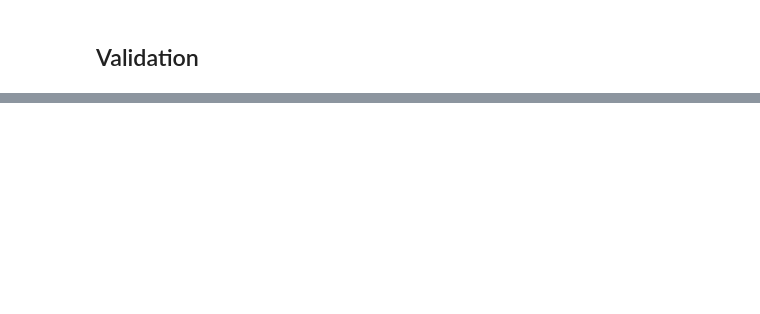
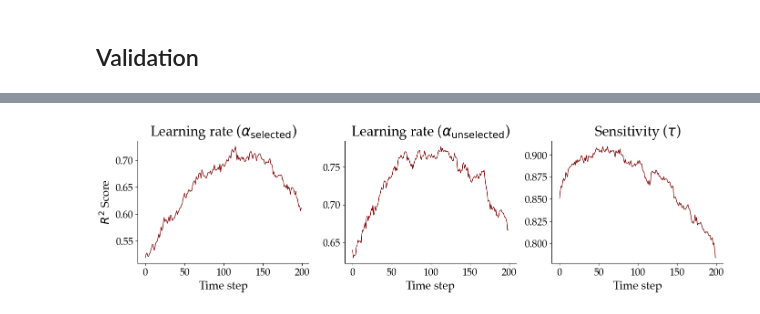
Before and after one commit to LuSchumacher/non-stationary-reinforcement-learning, a Jupyter notebook: three_alt_full_feedback/notebooks/model_development.ipynb, the cells around one changed output, grey strips where cells are left out. Saved outputs shown, nothing was run; the diff lists cells and outputs as text; code cells hidden in the pictures; blank space fills up the shorter version.

```diff
--- a/three_alt_full_feedback/notebooks/model_development.ipynb
+++ b/three_alt_full_feedback/notebooks/model_development.ipynb
@@ -226,0 +286,8 @@ _['summary_conditions'].shape
+# %%
+theta_post_z = np.zeros((NUM_VALIDATION_SIM, NUM_OBS, NUM_SAMPLES, 3))
+eta_post_z = np.zeros((NUM_VALIDATION_SIM, NUM_SAMPLES, 3))
+# %%
+for i in tqdm(range(NUM_VALIDATION_SIM)):
+    post_samples = amortizer.sample({'summary_conditions': sim_data_config[i][None, :, :]}, n_samples=NUM_SAMPLES)
+    theta_post_z[i] = post_samples['local_samples']
+    eta_post_z[i] = post_samples['global_samples']
@@ -226,0 +296,5 @@ _['summary_conditions'].shape
+# %%
+theta_post = theta_post_z * LOCAL_PRIOR_STD + LOCAL_PRIOR_MEAN
+post_theta_means = theta_post.mean(axis=2)
+post_theta_stds = theta_post.std(axis=2)
+post_theta_median = np.median(theta_post, axis=2)
@@ -226,0 +305,23 @@ _['summary_conditions'].shape
+# %%
+r2_scores = np.zeros((NUM_OBS, 3))
+rmse = np.zeros((NUM_OBS, 3))
+correlation = np.zeros((NUM_OBS, 3))
+for t in range(NUM_OBS):
+    for p in range(3):
+        r2_scores[t, p] = r2_score(theta_true[:, t, p], post_theta_median[:, t, p])
+        rmse[t, p] = np.sqrt(np.mean((theta_true[:, t, p] - post_theta_median[:, t, p])**2))
+        correlation[t, p] = np.corrcoef(theta_true[:, t, p], post_theta_median[:, t, p])[0, 1]
+# %%
+fig, axarr = plt.subplots(1, 3, figsize=(14, 4))
+for i, ax in enumerate(axarr.flat):
+    ax.plot(range(NUM_OBS), r2_scores[: , i], linewidth=1, color='maroon')
+    ax.set_title(f'{THETA_NAMES[i]} ({THETA_LABELS[i]})', fontsize=FONT_SIZE_1)
+    ax.tick_params(axis='both', which='major', labelsize=FONT_SIZE_3)
+    if i == 0:
+        ax.set_ylabel(r"$R^2$ Score", fontsize=FONT_SIZE_2)
+        fig.subplots_adjust(hspace=0.5)
+    ax.set_xlabel("Time step", fontsize=FONT_SIZE_2)
+sns.despine()
+fig.tight_layout()
+# %% [output]
+[figure, added]
```
Also changed, not shown: parts of 26 cells of this notebook, 5 other files.
